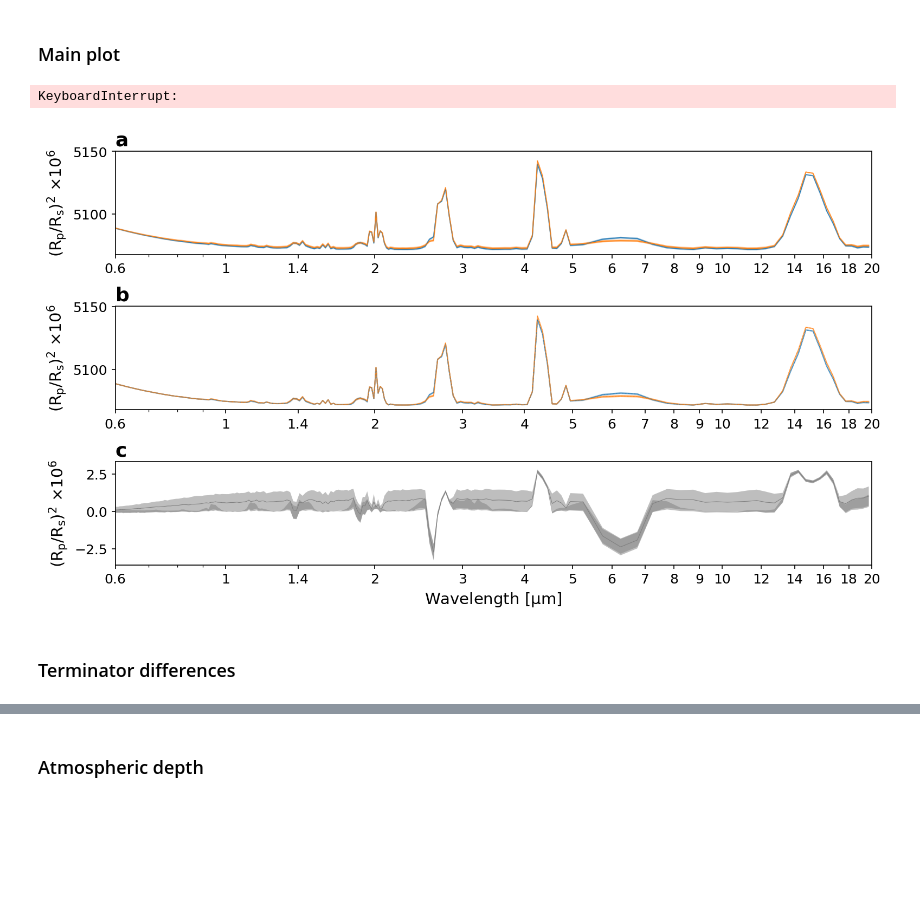
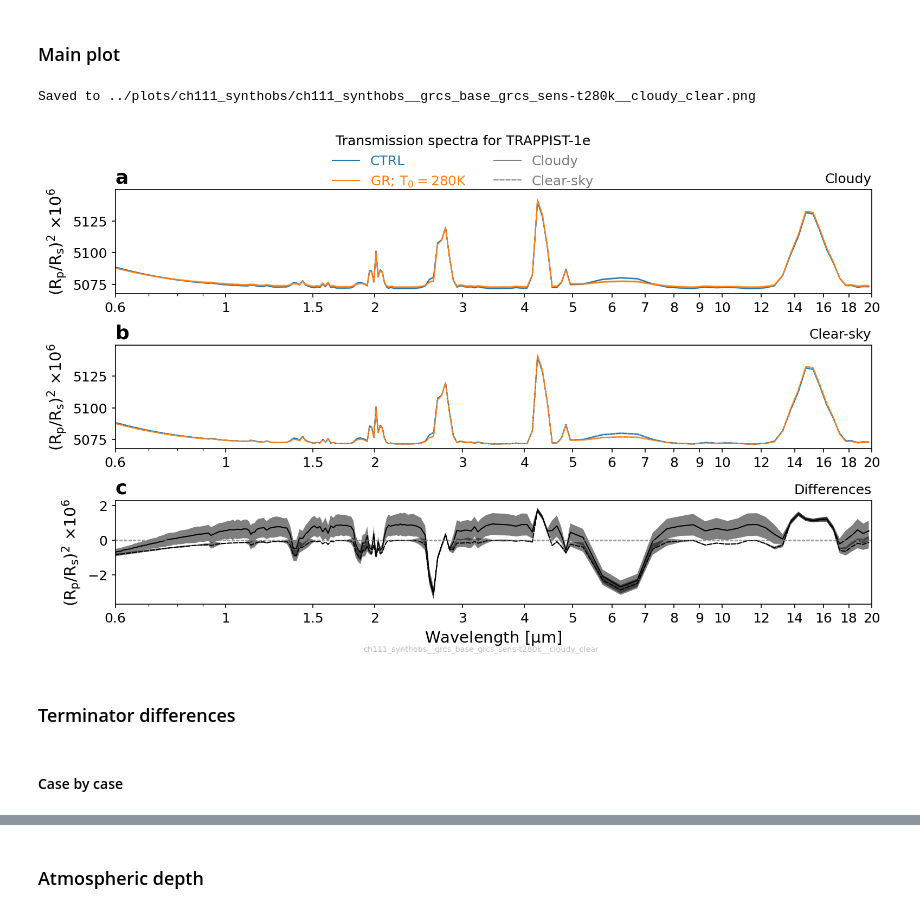
Before and after one commit to dennissergeev/t1e_bistability_code, a Jupyter notebook: code/Transmission-Spectra.ipynb, the cells around one changed output, grey strips where cells are left out. Drawn from its saved outputs; the diff is of its cells as text; code cells hidden in the pictures; blank space fills up the shorter version.

Commit message:
update Transmission Spectra NB, add SIM_LABELS to commons, change plotdir path

```diff
--- a/code/Transmission-Spectra.ipynb
+++ b/code/Transmission-Spectra.ipynb
@@ -71,9 +79,9 @@ or from the matplotlib source distribution
 # SELECTED_SIM = {k: v for k, v in {**SIM}.items() if k in ["hab1", "hab2"]}
 img_prefix = "ch111_synthobs"
 # time_prof = ""
-plotdir = mypaths.plotdir / "sa" / GLM_SUITE_ID / img_prefix
+plotdir = mypaths.plotdir / img_prefix
 # %%
-OPT_LABELS = {
+RAD_OPT_LABELS = {
     #     "dsa_mcica_lowres": {
     #         "title": "DSA low-res; MCICA",
     #         "kw_plt": {"color": "C0"},
@@ -152,7 +169,7 @@ VRBL_PLOT = {
         "cube": lambda AS: AS._cubes.extract_cube("m01s01i556"),
         "title": "Clear-sky",
         "tex_units": "$W$ $m^{-2}$",
-        "kw_plt": {"linestyle": ":", "dash_capstyle": "round"},
+        "kw_plt": {"linestyle": "--", "dash_capstyle": "round"},
     },
 }
 # %%
@@ -188,14 +203,14 @@ for suite_label in SUITE_LABELS.keys():
 # time_reduce_func = lambda cube: time_mean(cube)
 # time_reduce_func = lambda cube: isel(cube, um.t, -1)
 # %%
-opt_label = "dsa_mcica_hybrid"
-imgname = (
-    f"{img_prefix}__{'_'.join(SUITE_LABELS.keys())}__" f"{opt_label}__{'_'.join(VRBL_PLOT.keys())}"
-)
-kw_plt_common = {"lw": 0.5}  # marker=".",        ms=3,
+# opt_label = "dsa_mcica_hybrid"
+imgname = f"{img_prefix}__{'_'.join(SIM_LABELS.keys())}__{'_'.join(VRBL_PLOT.keys())}"
+kw_plt_common = {"lw": 1.0}  # marker=".",        ms=3,
 
 fig = plt.figure()
-axd = fig.subplot_mosaic([[i] for i in [*VRBL_PLOT.keys(), "diff"]], gridspec_kw={"hspace": 0.5})
+axd = fig.subplot_mosaic(
+    [[i] for i in [*VRBL_PLOT.keys(), "diff"]], gridspec_kw={"hspace": 0.5}
+)
 iletters = subplot_label_generator()
 for ax in axd.values():
     ax.set_title(f"{next(iletters)}", **KW_SBPLT_LABEL)
@@ -206,16 +221,17 @@ for ax in axd.values():
         # ax.set_ylabel("Transmission\ndepth [ppm]")
 
     ax.set_xscale("log")
-    xticks = np.concatenate([[0.6, 1, 1.4], np.arange(2, 10, 1), np.arange(10, 22, 2)])
+    xticks = np.concatenate([[0.6, 1, 1.5], np.arange(2, 10, 1), np.arange(10, 22, 2)])
     ax.xaxis.set_major_locator(ticker.FixedLocator(xticks))
     ax.xaxis.set_major_formatter(
-        ticker.FuncFormatter(lambda x, pos: f"{int(x):d}" if int(x) == x else f"{x:.1f}")
+        ticker.FuncFormatter(
+            lambda x, pos: f"{int(x):d}" if int(x) == x else f"{x:.1f}"
+        )
     )
     ax.set_xlim(xticks.min(), xticks.max())
 
-for (vrbl_key, vrbl_dict) in VRBL_PLOT.items():
-    for suite_label, suite_prop in SUITE_LABELS.items():
-        sim_label = f"{suite_label}_{opt_label}"
+for (vrbl_key, vrbl_dict) in tqdm(VRBL_PLOT.items()):
+    for sim_label, sim_prop in tqdm(SIM_LABELS.items()):
         cube_mean = time_mean(RESULTS[sim_label][vrbl_key])
         cube_std = (RESULTS[sim_label][vrbl_key]).collapsed(um.t, iris.analysis.STD_DEV)
         x = cube_mean.coord("spectral_band_centres")
@@ -224,21 +240,19 @@ for (vrbl_key, vrbl_dict) in VRBL_PLOT.items():
             (cube_mean - cube_std).data * 1e6,
             (cube_mean + cube_std).data * 1e6,
             alpha=0.5,
-            **suite_prop["kw_plt"],
+            **sim_prop["kw_plt"],
         )
         axd[vrbl_key].plot(
             x.points * 1e6,
             cube_mean.data * 1e6,
             **kw_plt_common,
-            **suite_prop["kw_plt"],
+            **sim_prop["kw_plt"],
             **vrbl_dict["kw_plt"],
         )
 
 # Difference
-for (vrbl_key, vrbl_dict) in VRBL_PLOT.items():
-    cube_diff = (
-        RESULTS["llcs_dsa_mcica_hybrid"][vrbl_key] - RESULTS["grcs_dsa_mcica_hybrid"][vrbl_key]
-    )
+for (vrbl_key, vrbl_dict) in tqdm(VRBL_PLOT.items()):
+    cube_diff = RESULTS["grcs_sens-t280k"][vrbl_key] - RESULTS["grcs_base"][vrbl_key]
     cube_mean = time_mean(cube_diff)
     cube_std = cube_diff.collapsed(um.t, iris.analysis.STD_DEV)
 
@@ -248,57 +262,58 @@ for (vrbl_key, vrbl_dict) in VRBL_PLOT.items():
         (cube_mean - cube_std).data * 1e6,
         (cube_mean + cube_std).data * 1e6,
         alpha=0.5,
-        color="tab:grey",
+        color="k",
         linewidth=0,
     )
     axd["diff"].plot(
         x.points * 1e6,
         cube_mean.data * 1e6,
-        color="tab:grey",
+        color="k",
         **kw_plt_common,
         **vrbl_dict["kw_plt"],
     )
+    axd["diff"].axhline(0, **KW_ZERO_LINE)
 
 
 add_custom_legend(
     fig,
     {
         **{
-            v["title"]: {"linestyle": "-", "linewidth": 1, **v["kw_plt"]}
-            for v in SUITE_LABELS.values()
+            v["title"]: {**kw_plt_common, **v["kw_plt"]}
+            for v in SIM_LABELS.values()
         },
         **{
-            v["title"]: {"color": "tab:grey", "linewidth": 1, **v["kw_plt"]}
+            v["title"]: {**kw_plt_common, "color": "tab:grey", **v["kw_plt"]}
             for v in VRBL_PLOT.values()
         },
     },
     loc="upper center",
     frameon=False,
     ncol=2,
     fontsize="medium",
     title="Transmission spectra for TRAPPIST-1e",
 )
 
 axd["cloudy"].set_title(
     "Cloudy",
     loc="right",
     size="medium",
 )
 axd["clear"].set_title(
     "Clear-sky",
     loc="right",
     size="medium",
 )
 axd["diff"].set_title(
     "Differences",
     loc="right",
     size="medium",
 )
 
 figsave(fig, plotdir / imgname)
 # %% [output]
-KeyboardInterrupt:
+Saved to ../plots/ch111_synthobs/ch111_synthobs__grcs_base_grcs_sens-t280k__cloudy_clear.png
-[figure, old version]
+[figure, new version]
 # %% [markdown]
 ### Terminator differences
 # %%
@@ -337,5 +352,7 @@ VRBL_PLOT = {
         "kw_plt": {"color": "tab:olive"},
     },
 }
+# %% [markdown]
+#### Case by case
 # %%
 TERM_DIFF = {}
```
Also changed, not shown: parts of 18 cells of this notebook, 2 other files.
